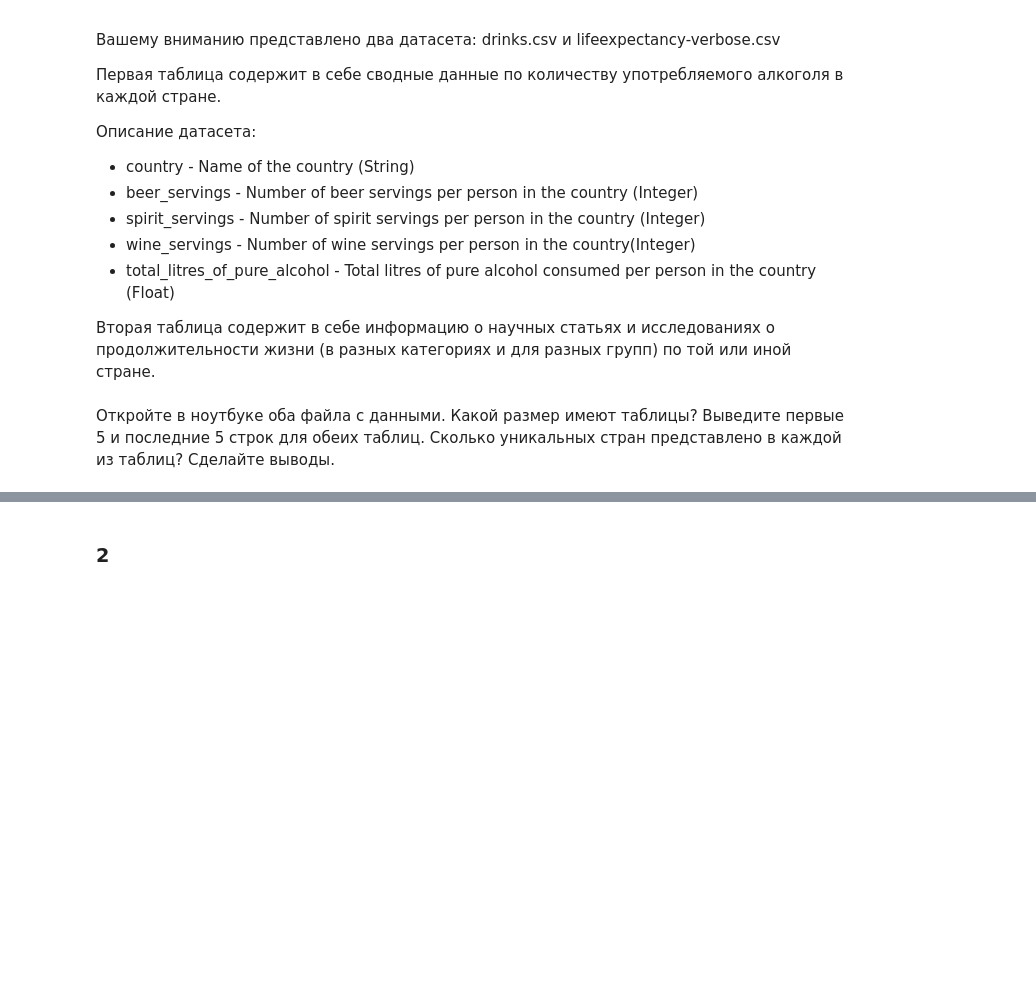
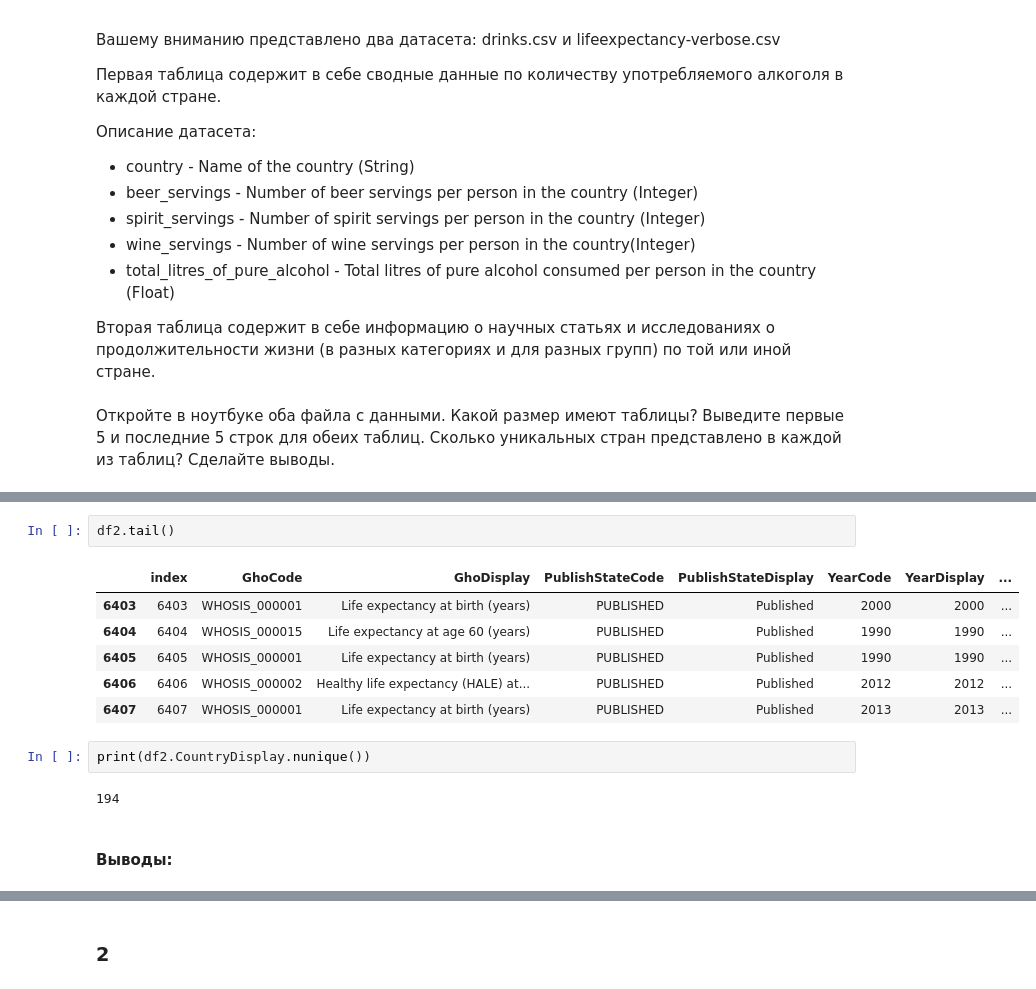
Before and after one commit to wrapper228/ml_hse, a Jupyter notebook: hw1/HW 1 - Numpy. Pandas.ipynb, the cells around one changed output, grey strips where cells are left out. Saved outputs shown, nothing was run; the diff lists cells and outputs as text; blank space fills up the shorter version.

```diff
--- a/hw1/HW 1 - Numpy. Pandas.ipynb
+++ b/hw1/HW 1 - Numpy. Pandas.ipynb
@@ -341,0 +379,15 @@ import pandas as pd
+# %%
+df2.tail()
+# %% [output]
+|  | index | GhoCode | GhoDisplay | PublishStateCode | PublishStateDisplay | YearCode | YearDisplay | ... |
+| 6403 | 6403 | WHOSIS_000001 | Life expectancy at birth (years) | PUBLISHED | Published | 2000 | 2000 | ... |
+| 6404 | 6404 | WHOSIS_000015 | Life expectancy at age 60 (years) | PUBLISHED | Published | 1990 | 1990 | ... |
+| 6405 | 6405 | WHOSIS_000001 | Life expectancy at birth (years) | PUBLISHED | Published | 1990 | 1990 | ... |
+| 6406 | 6406 | WHOSIS_000002 | Healthy life expectancy (HALE) at... | PUBLISHED | Published | 2012 | 2012 | ... |
+| 6407 | 6407 | WHOSIS_000001 | Life expectancy at birth (years) | PUBLISHED | Published | 2013 | 2013 | ... |
+# %%
+print(df2.CountryDisplay.nunique())
+# %% [output]
+194
+# %% [markdown]
+#### Выводы:
```
Also changed, not shown: parts of 16 cells of this notebook.
